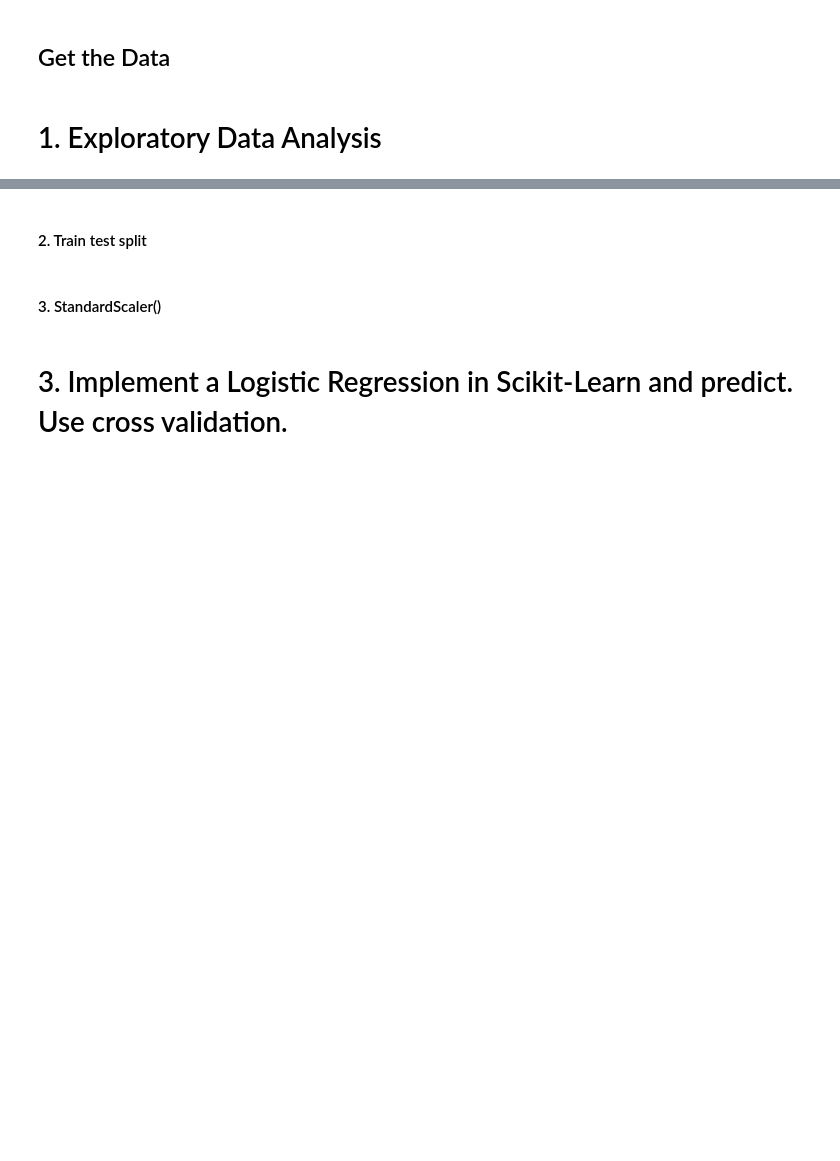
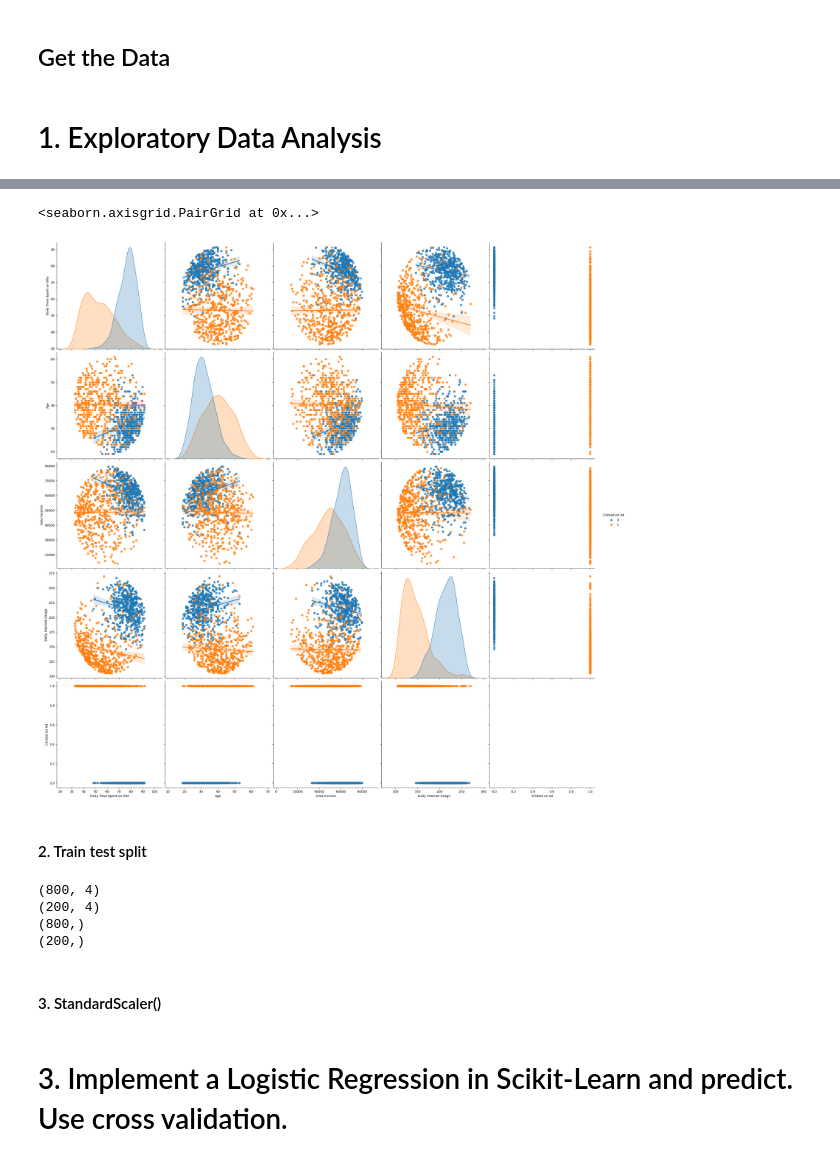
Before and after one commit to Rafacercos/ONLINE_DS_THEBRIDGE_RAFACERCOS, a Jupyter notebook: MIS_EJERCICIOS/Machine Learning/Clasification/Logistic-regression predict-ad-click.ipynb, the cells around one changed output, grey strips where cells are left out. Cells and saved outputs as stored; diff of their text form; code cells hidden in the pictures; blank space fills up the shorter version.

```diff
--- a/MIS_EJERCICIOS/Machine Learning/Clasification/Logistic-regression predict-ad-click.ipynb
+++ b/MIS_EJERCICIOS/Machine Learning/Clasification/Logistic-regression predict-ad-click.ipynb
@@ -27,3 +149,13 @@ This data set contains the following features:
+# %%
+sns.pairplot(ads,
+            hue='Clicked on Ad',
+            height=5,
+            vars=['Daily Time Spent on Site', 'Age', 'Area Income',
+       'Daily Internet Usage', 'Clicked on Ad'],
+            kind='reg')
+# %% [output]
+<seaborn.axisgrid.PairGrid at 0x...>
+[figure, added]
 # %% [markdown]
 
 #### 2. Train test split
@@ -30,3 +165,14 @@ This data set contains the following features:
+# %%
+X_train,X_test,y_train,y_test = train_test_split(X,y,test_size=0.2,random_state=42)
+print(X_train.shape)
+print(X_test.shape)
+print(y_train.shape)
+print(y_test.shape)
+# %% [output]
+(800, 4)
+(200, 4)
+(800,)
+(200,)
 # %% [markdown]
 
 #### 3. StandardScaler()
```
Also changed, not shown: parts of 37 cells of this notebook.
